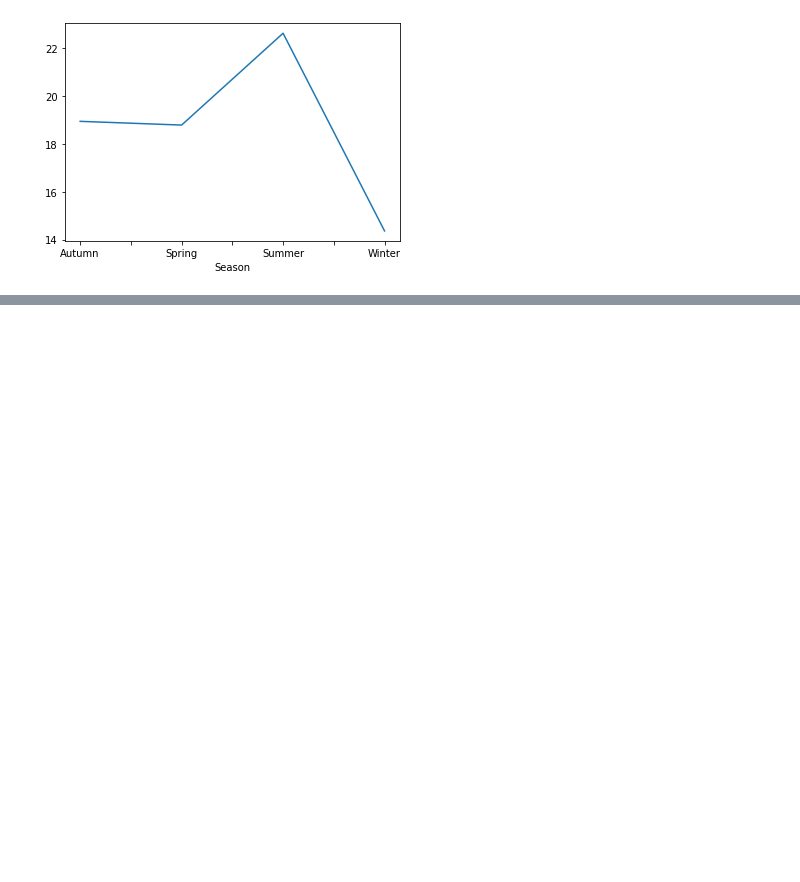
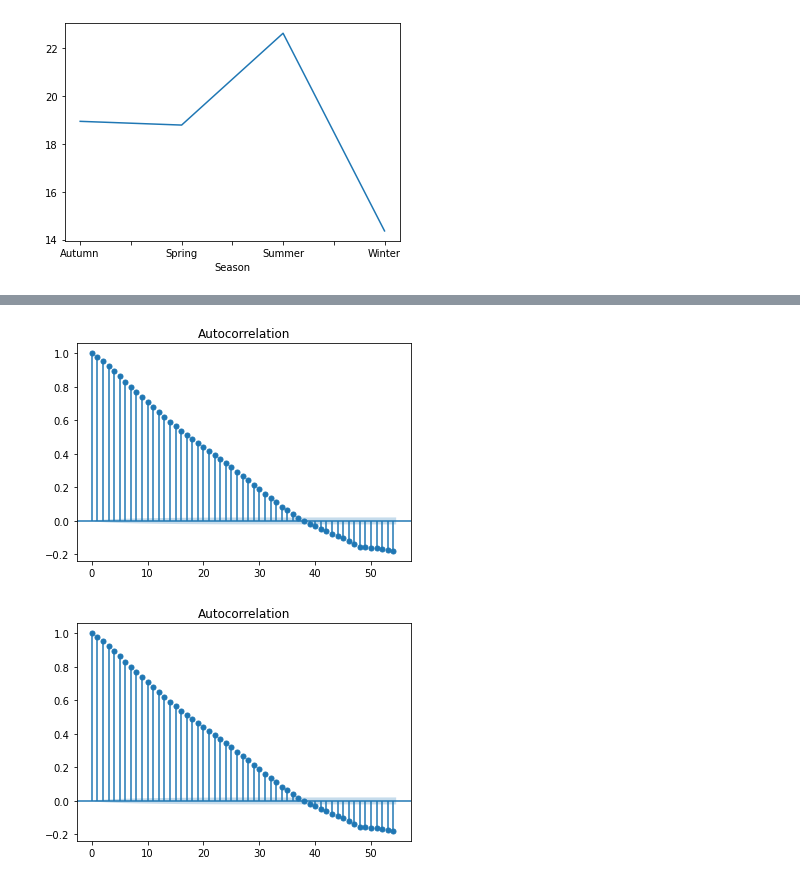
Before and after one commit to the-rahul-kumar/UNSW-Group-C-Project, a Jupyter notebook: Rahul-Workings/EDA.ipynb, the cells around one changed output, grey strips where cells are left out. Cells and saved outputs as stored; diff of their text form; code cells hidden in the pictures; blank space fills up the shorter version.

```diff
--- a/Rahul-Workings/EDA.ipynb
+++ b/Rahul-Workings/EDA.ipynb
@@ -431,0 +437,6 @@ plt.savefig(images+'CorrelationHeatMapLong.png',bbox_inches='tight')
+# %%
+from statsmodels.graphics.tsaplots import plot_acf
+plot_acf(data.TOTALDEMAND)
+# %% [output]
+[figure, added]
+[figure, added]
```
Also changed, not shown: parts of 27 cells of this notebook.
